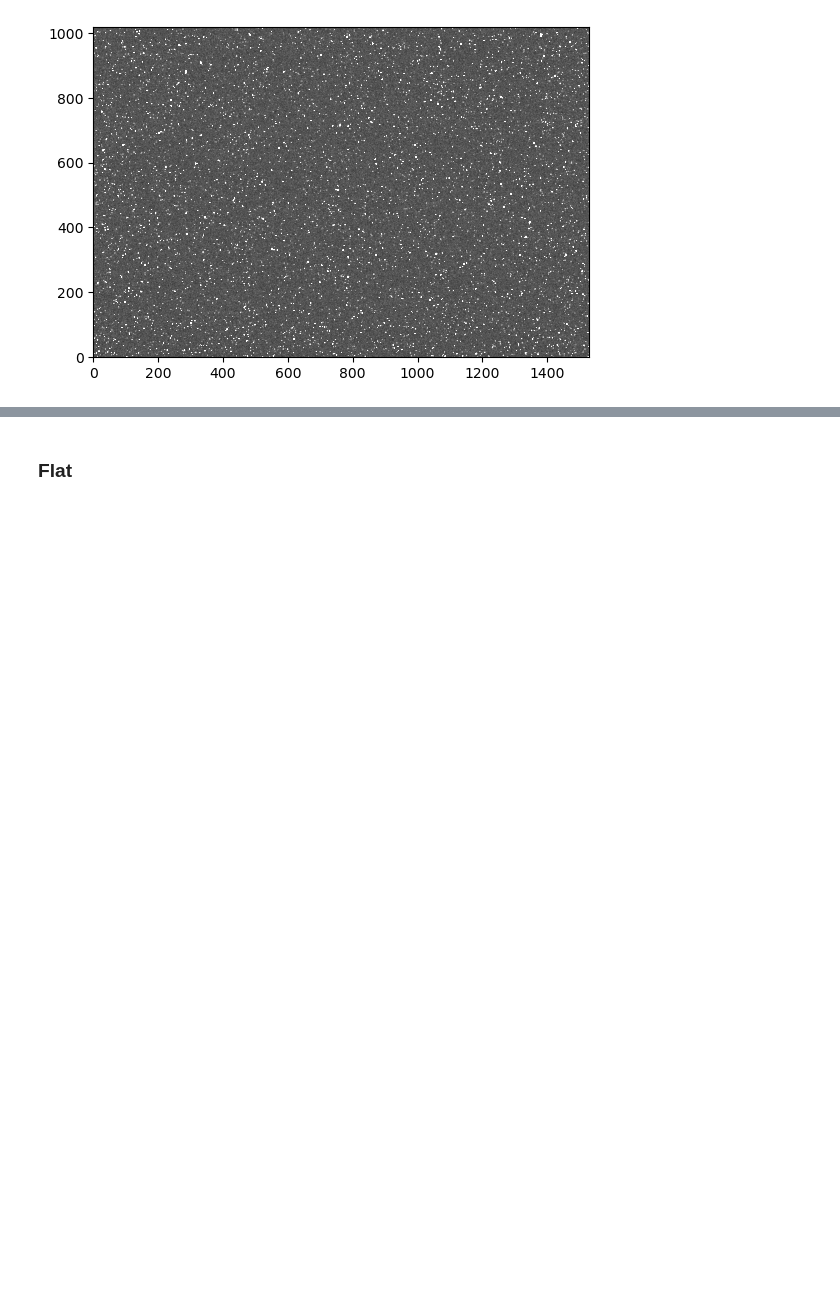
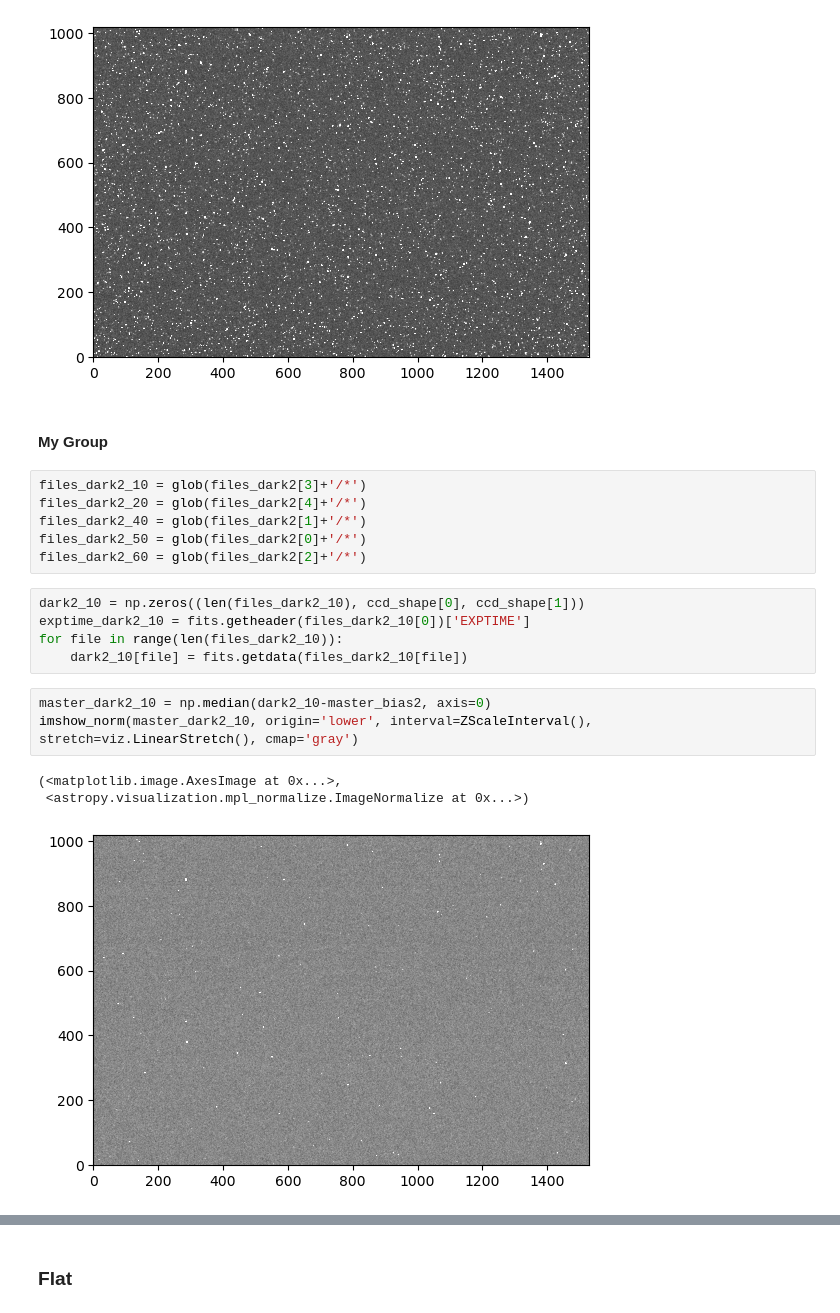
Before and after one commit to SpacialTree/HomeworkBack, a Jupyter notebook: ObsTech/LabSix/ReportSix.ipynb, the cells around one changed output, grey strips where cells are left out. Saved outputs shown, nothing was run; the diff lists cells and outputs as text; blank space fills up the shorter version.

```diff
--- a/ObsTech/LabSix/ReportSix.ipynb
+++ b/ObsTech/LabSix/ReportSix.ipynb
@@ -123,3 +151,23 @@ imshow_norm(master_dark_40, origin='lower', interval=ZScaleInterval(), stretch=v
 (<matplotlib.image.AxesImage at 0x...>,
  <astropy.visualization.mpl_normalize.ImageNormalize at 0x...>)
 [figure]
+# %% [markdown]
+#### My Group
+# %%
+files_dark2_10 = glob(files_dark2[3]+'/*')
+files_dark2_20 = glob(files_dark2[4]+'/*')
+files_dark2_40 = glob(files_dark2[1]+'/*')
+files_dark2_50 = glob(files_dark2[0]+'/*')
+files_dark2_60 = glob(files_dark2[2]+'/*')
+# %%
+dark2_10 = np.zeros((len(files_dark2_10), ccd_shape[0], ccd_shape[1]))
+exptime_dark2_10 = fits.getheader(files_dark2_10[0])['EXPTIME']
+for file in range(len(files_dark2_10)):
+    dark2_10[file] = fits.getdata(files_dark2_10[file])
+# %%
+master_dark2_10 = np.median(dark2_10-master_bias2, axis=0)
+imshow_norm(master_dark2_10, origin='lower', interval=ZScaleInterval(), stretch=viz.LinearStretch(), cmap='gray')
+# %% [output]
+(<matplotlib.image.AxesImage at 0x...>,
+ <astropy.visualization.mpl_normalize.ImageNormalize at 0x...>)
+[figure, added]
```
Also changed, not shown: parts of 53 cells of this notebook.
